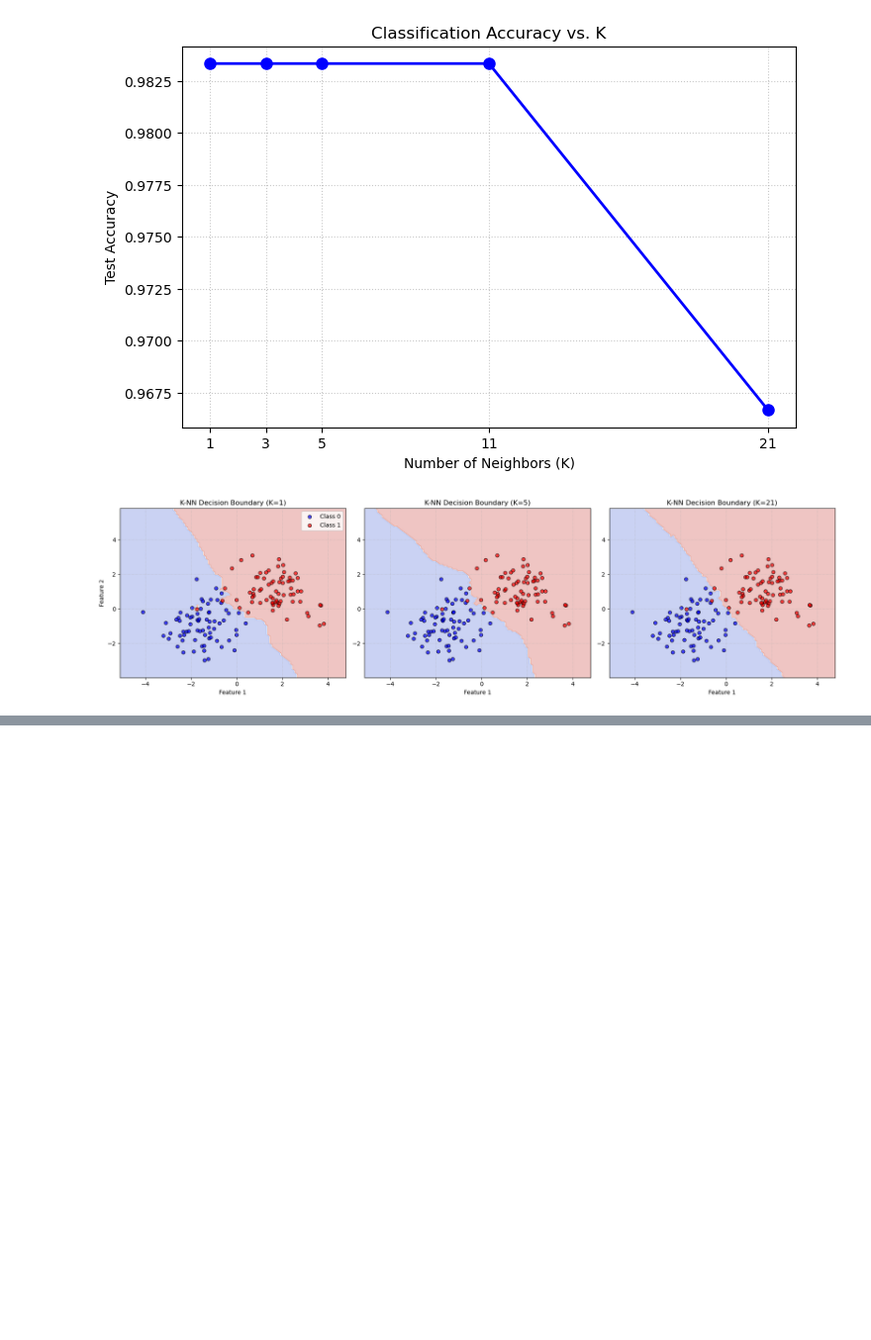
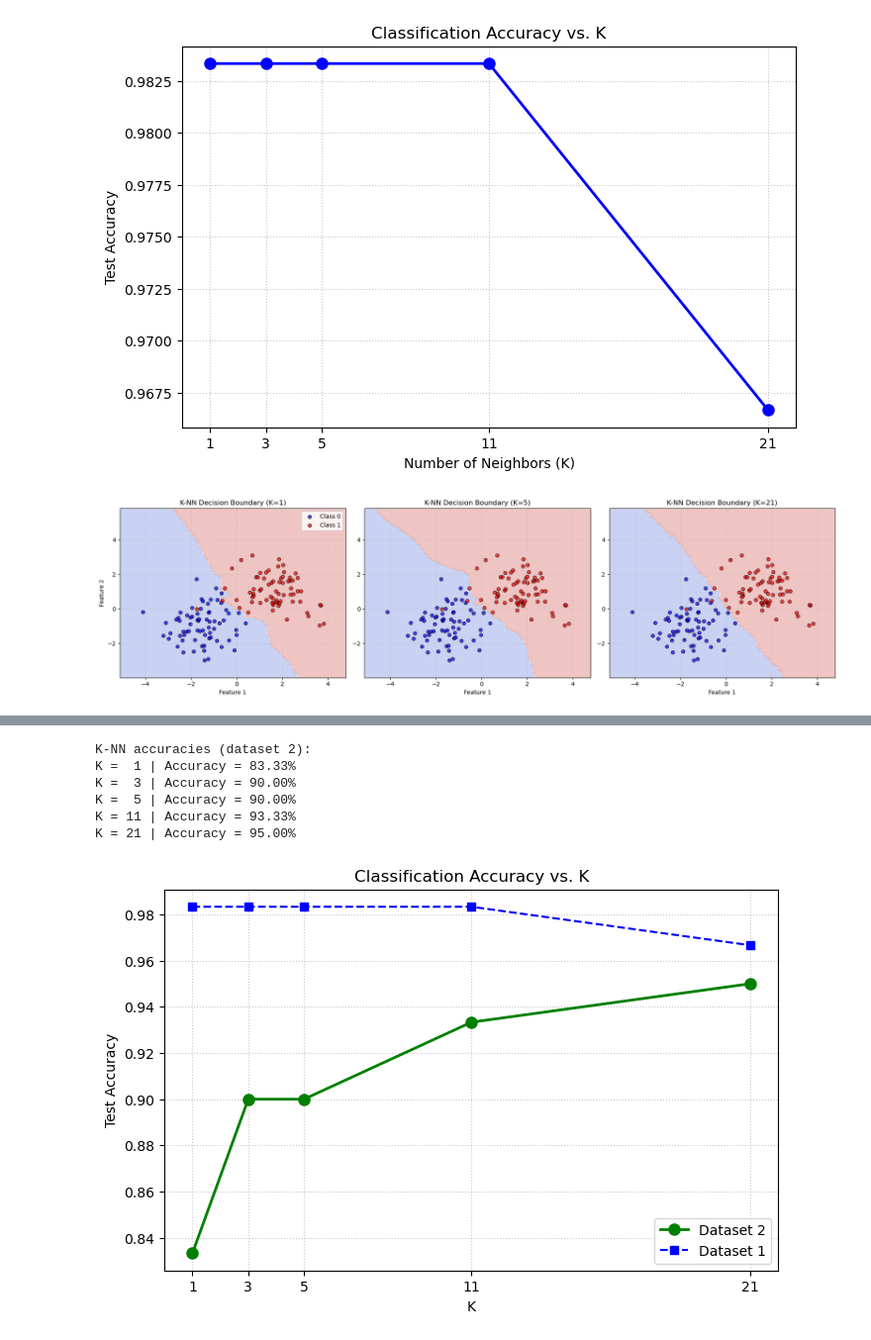
Before and after one commit to VirajBPatel22/DAU-MTech-Journey, a Jupyter notebook: sem 1/Machine Learning/Lab/lab 6/202611047_lab6.ipynb, the cells around one changed output, grey strips where cells are left out. Shown at 99% size. Saved outputs shown, nothing was run; the diff lists cells and outputs as text; code cells hidden in the pictures; blank space fills up the shorter version.

```diff
--- a/sem 1/Machine Learning/Lab/lab 6/202611047_lab6.ipynb
+++ b/sem 1/Machine Learning/Lab/lab 6/202611047_lab6.ipynb
@@ -177,0 +231,22 @@ plt.show()
+# %%
+accs_b = []
+print("K-NN accuracies (dataset 2):")
+for k in k_values:
+    p = knn_predict(xb_train, yb_train, xb_test, k)
+    a = np.mean(p == yb_test)
+    accs_b.append(a)
+    print(f"K = {k:2d} | Accuracy = {a*100:.2f}%")
+
+plt.figure(figsize=(8, 5))
+plt.plot(k_values, accs_b, marker='o', color='g', linewidth=2, markersize=8, label='Dataset 2')
+plt.plot(k_values, accuracies, marker='s', color='b', linestyle='--', label='Dataset 1')
+plt.title('Classification Accuracy vs. K'); plt.xlabel('K'); plt.ylabel('Test Accuracy')
+plt.xticks(k_values); plt.grid(True, linestyle=':', alpha=0.7); plt.legend(); plt.show()
+# %% [output]
+K-NN accuracies (dataset 2):
+K =  1 | Accuracy = 83.33%
+K =  3 | Accuracy = 90.00%
+K =  5 | Accuracy = 90.00%
+K = 11 | Accuracy = 93.33%
+K = 21 | Accuracy = 95.00%
+[figure, added]
```
Also changed, not shown: parts of 12 cells of this notebook, 32 other files.
